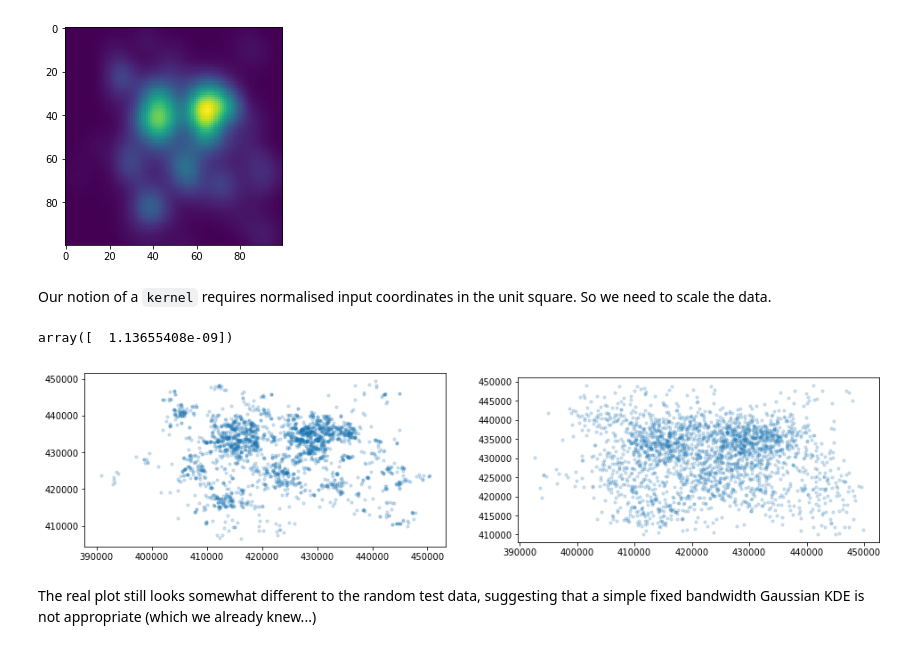
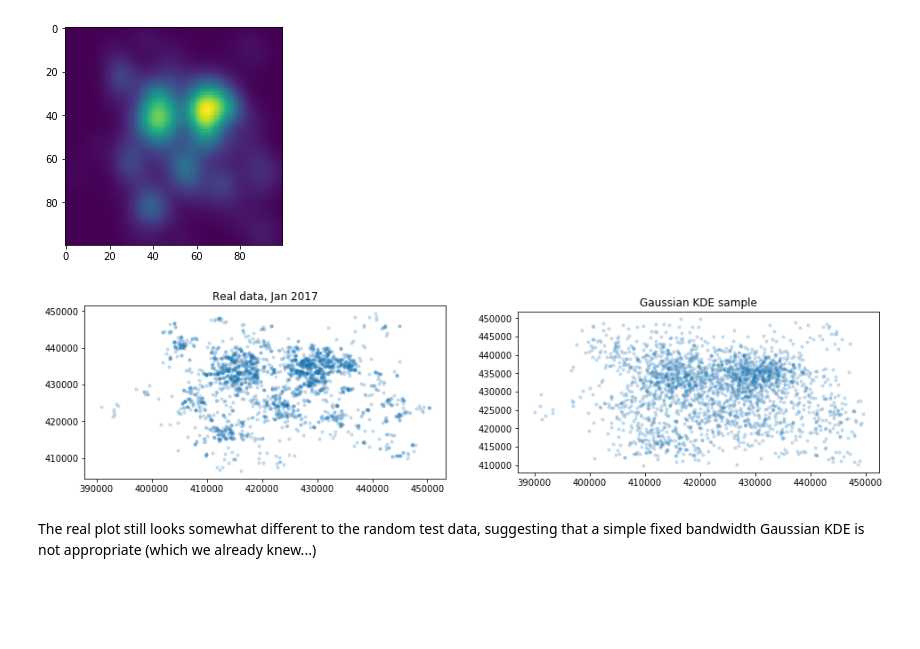
Before and after one commit to QuantCrimAtLeeds/PredictCode, a Jupyter notebook: Example Data Sets.ipynb, the cells around one changed output. Drawn from its saved outputs; the diff is of its cells as text; code cells hidden in the pictures; blank space fills up the shorter version.

Commit message:
Better notion of a "kernel"

```diff
--- a/Example Data Sets.ipynb
+++ b/Example Data Sets.ipynb
@@ -128,28 +128,18 @@ plt.imshow(np.rot90(Z))
 # %% [output]
 <matplotlib.image.AxesImage at 0x...>
 [figure]
-# %% [markdown]
-Our notion of a `kernel` requires normalised input coordinates in the unit square.  So we need to scale the data.
-# %%
-def scaled_kernel(pts):
-    npts = np.empty_like(pts)
-    npts[0] = pts[0] * (bbox.xmax - bbox.xmin) + bbox.xmin
-    npts[1] = pts[1] * (bbox.ymax - bbox.ymin) + bbox.ymin
-    return kernel(npts)
-
-scaled_kernel(np.array([0.5,0.5]))
-# %% [output]
-array([  1.13655408e-09])
 # %%
-sampler = random.KernelSampler(region, scaled_kernel, 4e-9)
+sampler = random.KernelSampler(region, kernel, 4e-9)
 points = random.random_spatial(sampler, datetime.date(2017,1,1), datetime.date(2017,3,1), 2350)
 
 fig, ax = plt.subplots(ncols=2, figsize=(16, 6))
 ax[0].scatter(*projected_points.coords, s=10, alpha=0.2)
 ax[0].set_aspect(bbox.aspect_ratio)
 ax[1].scatter(*points.coords, s=10, alpha=0.2)
 ax[1].set_aspect(bbox.aspect_ratio)
+ax[0].set_title("Real data, Jan 2017")
+_ = ax[1].set_title("Gaussian KDE sample")
 # %% [output]
-[figure, old version]
+[figure, new version]
 # %% [markdown]
 The real plot still looks somewhat different to the random test data, suggesting that a simple fixed bandwidth Gaussian KDE is not appropriate (which we already knew...)
```
Also changed, not shown: parts of 3 cells of this notebook, 2 other files.
